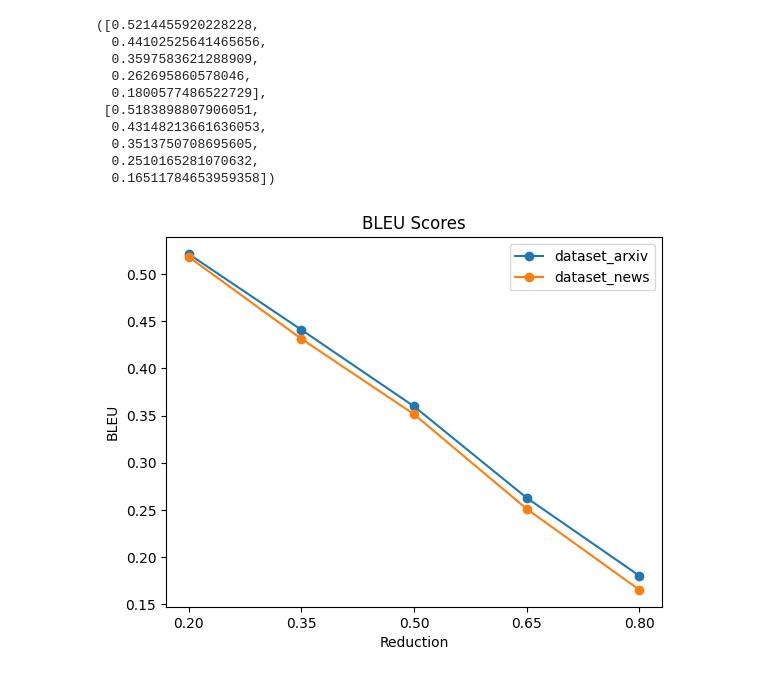
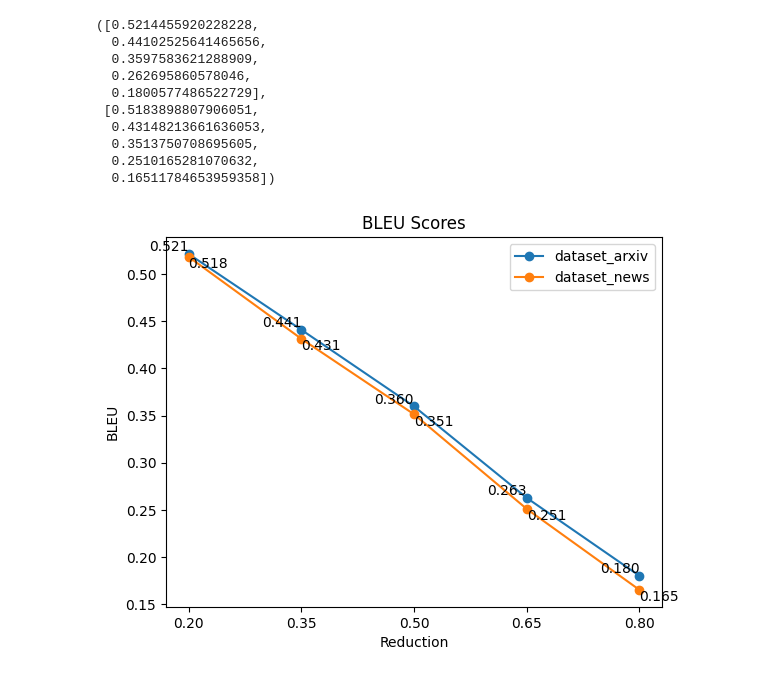
Before and after one commit to JacksonDongg/dissertation, a Jupyter notebook: pic_dataset.ipynb, the cells around one changed output. Drawn from its saved outputs; the diff is of its cells as text; code cells hidden in the pictures.

```diff
--- a/pic_dataset.ipynb
+++ b/pic_dataset.ipynb
@@ -100,24 +100,24 @@ arxiv_average_bleu,news_average_bleu
 # %%
 # Plot results
 plt.plot(reduction, arxiv_average_bleu, 'o-', label='dataset_arxiv')
 plt.plot(reduction, news_average_bleu, 'o-', label='dataset_news')
 
 #Add data point
+# for x, y in zip(reduction, arxiv_average_bleu):
+#     plt.annotate("", xy=(x, y), xytext=(0, 5), textcoords='offset points', ha='center', va='bottom')
+#     plt.annotate("", xy=(x, y), xytext=(0, 5), textcoords='offset points', ha='center', va='bottom')
 for x, y in zip(reduction, arxiv_average_bleu):
-    plt.annotate("", xy=(x, y), xytext=(0, 5), textcoords='offset points', ha='center', va='bottom')
-    plt.annotate("", xy=(x, y), xytext=(0, 5), textcoords='offset points', ha='center', va='bottom')
-# for x, y in zip(reduction, arxiv_average_bleu):
-#     plt.text(x, y, f'{y:.3f}', ha='right', va='bottom')
-# for x, y in zip(reduction, news_average_bleu):
-#     plt.text(x, y, f'{y:.3f}', ha='left', va='top')
+    plt.text(x, y, f'{y:.3f}', ha='right', va='bottom')
+for x, y in zip(reduction, news_average_bleu):
+    plt.text(x, y, f'{y:.3f}', ha='left', va='top')
 
 plt.title('BLEU Scores')
 plt.xlabel('Reduction')
 plt.ylabel('BLEU')
 
 plt.xticks(reduction)
 
 plt.legend()
 plt.show()
 # %% [output]
-[figure, old version]
+[figure, new version]
```
